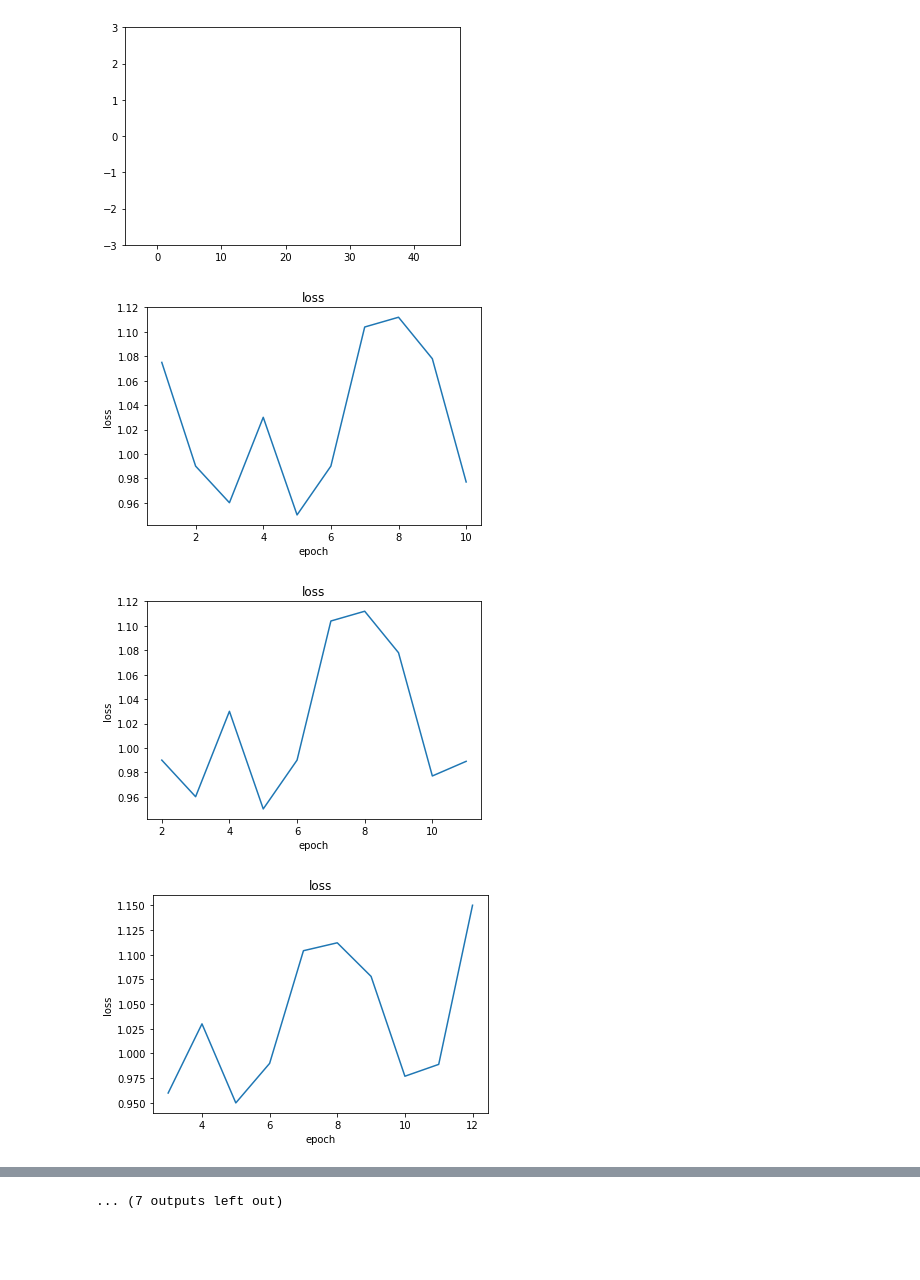
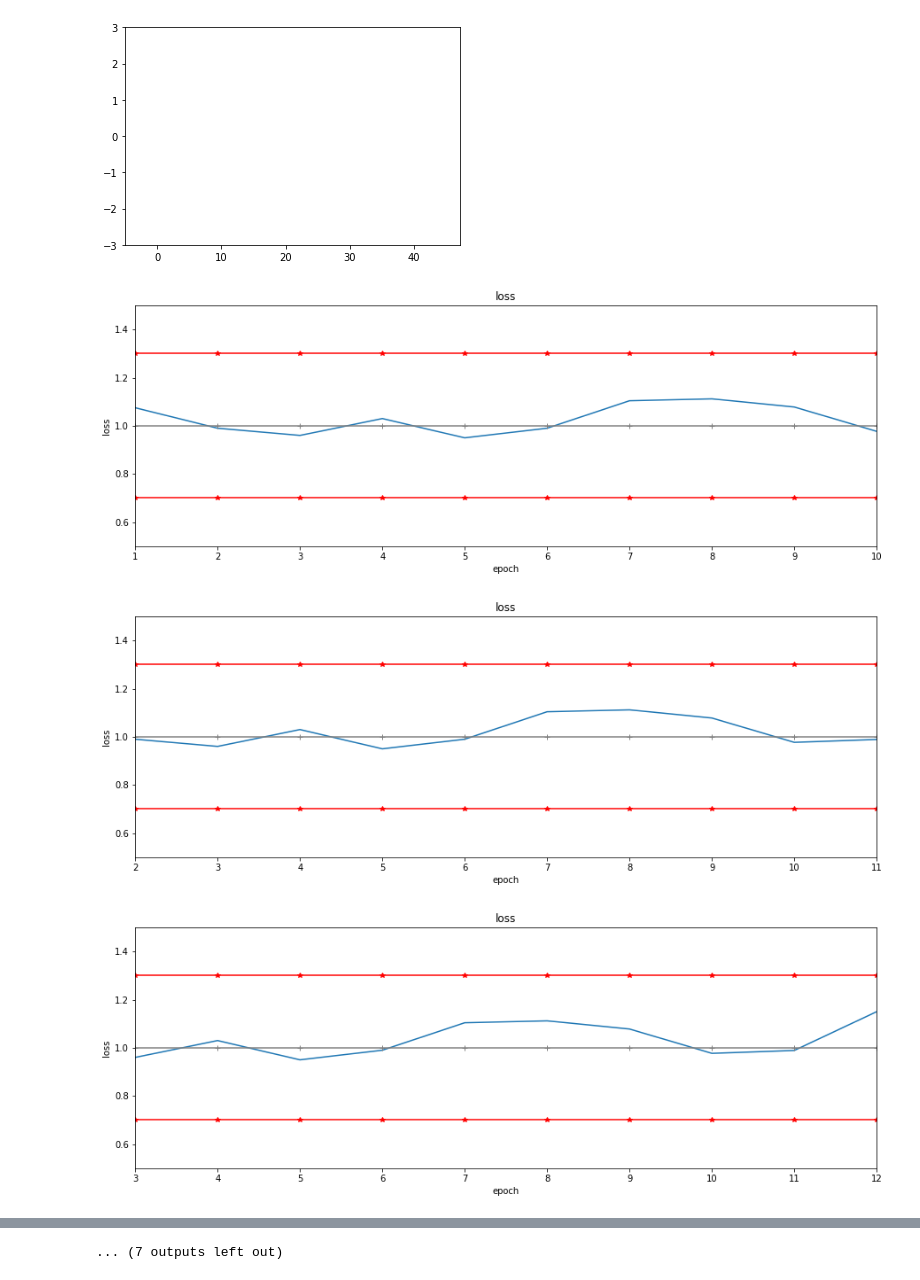
Before and after one commit to yeswhos/Code-Practice, a Jupyter notebook: Foxcoon_contest.ipynb, the cells around one changed output, grey strips where cells are left out. Saved outputs shown, nothing was run; the diff lists cells and outputs as text; code cells hidden in the pictures; blank space fills up the shorter version.

```diff
--- a/Foxcoon_contest.ipynb
+++ b/Foxcoon_contest.ipynb
@@ -106,28 +106,36 @@ plt.show()
 # %%
 # 画图-清理-画图，的一个循环的过程
 import matplotlib.pyplot as plt
 x = list(range(0, len(datas)))  # epoch array
 # loss = [2 / (i**2) for i in x]  # loss values array
-
 # 打开交互模式
 # plt.figure(figsize=(5, 10))
 plt.ion()
 for i in range(1, len(x)):
+  LSL_lines = [1.3] * 10
+  USL_lines = [0.7] * 10
+  central_lines = [1] * 10
   if i > 10:
+    plt.figure(figsize=(15,5))
     ix = x[i-10:i]
     iy = datas[i-10:i]
 
-    # 清楚axes对象
+    # 清除axes对象
     plt.cla()
+    plt.xlim((i-10, i-1))
+    plt.ylim((0.5, 1.5))
     plt.title("loss")
     plt.plot(ix, iy)
+    plt.plot(ix, USL_lines, '*-', color='r')
+    plt.plot(ix, LSL_lines, '*-', color='r')
+    plt.plot(ix, central_lines, '+-', color='grey')
     plt.xlabel("epoch")
     plt.ylabel("loss")
     plt.pause(0.5)
 # 关闭交互模式
 plt.ioff()
 plt.show()
 # %% [output]
-[figure, old version]
+[figure, new version]
-[figure, old version]
+[figure, new version]
-[figure, old version]
+[figure, new version]
```
Also changed, not shown: parts of 2 cells of this notebook.
